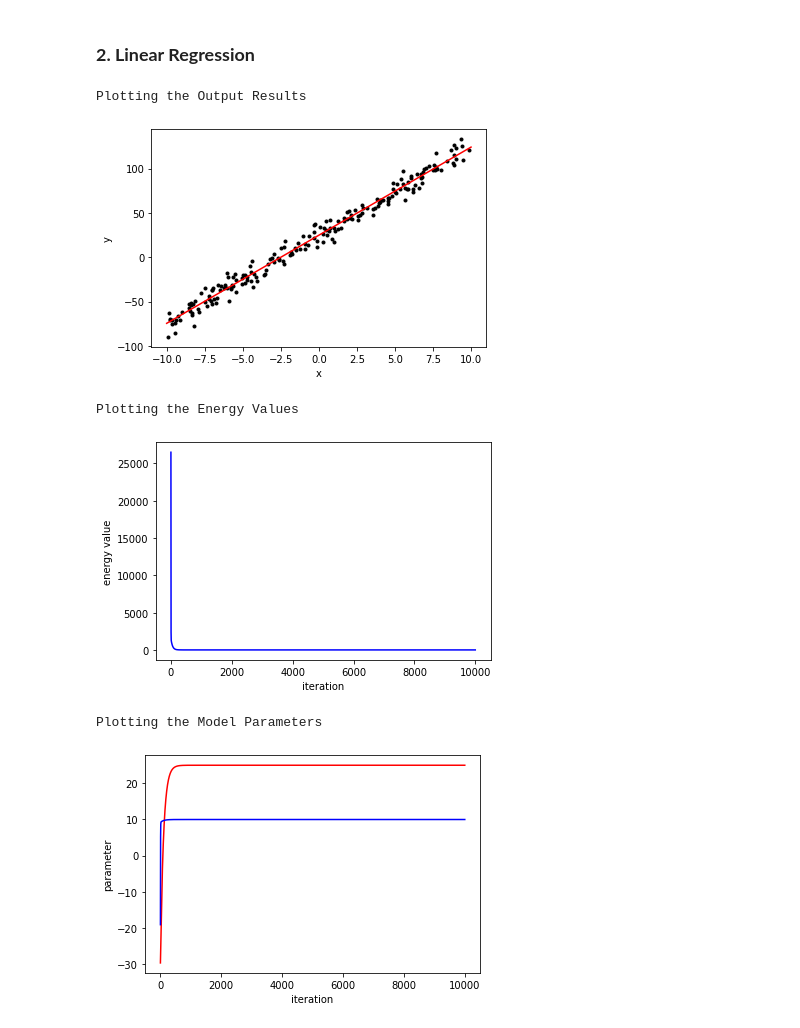
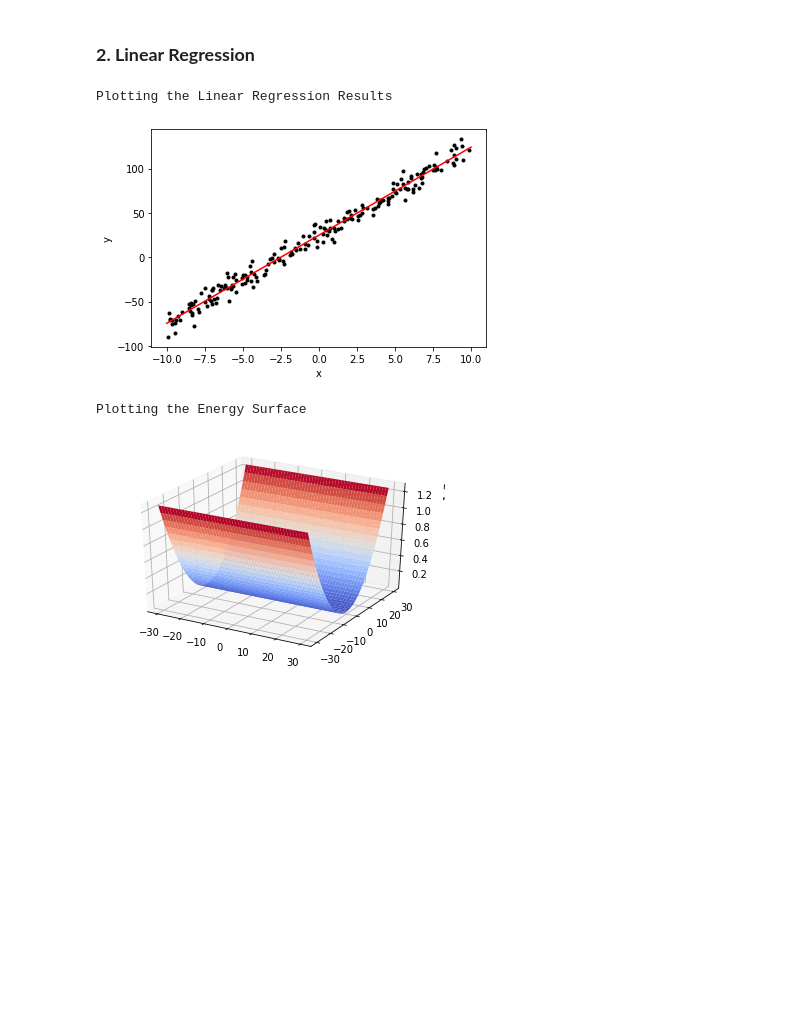
Before and after one commit to BupyeongHealer/class-MachineLearning, a Jupyter notebook: assignment03.ipynb, the cells around one changed output. Saved outputs shown, nothing was run; the diff lists cells and outputs as text; code cells hidden in the pictures; blank space fills up the shorter version.

Commit message:
Plotting the energy surface

```diff
--- a/assignment03.ipynb
+++ b/assignment03.ipynb
@@ -63,7 +49,7 @@ def gradientDescent(m, b):
   for i in range(0, 200):
     h = m * x_data[i] + b
     #r = y_data[i]
-    lr = 0.01
+    lr = 0.003
     b -= lr * (h - y_data[i]) / 200
     m -= lr * x_data[i] * (h-y_data[i]) / 200
   return m, b
@@ -78,7 +64,8 @@ def main():
   ms = deque()
   iters = deque()
 
-  for iter in range(0, 10000):
+
+  for iter in range(0, 5000):
     value_Object = ObjectiveFunction(m, b)
     m, b = gradientDescent(m, b)
     #print("cost", value_Object)
@@ -94,37 +81,68 @@ def main():
   #print("iters, costs, ms, bs",iters, costs, ms, bs)
   #print("m, b",m,b)
 
-  print("Plotting the Output Results")
+  print("Plotting the Linear Regression Results")
   fig = plt.figure()
 
   graph3 = plt.plot(x_data, y_data, '.k') #기존 data
 
   real = np.linspace(-10,10,21)
   graph4 = plt.plot(real, m * real + b, 'r') #linear regression
   plt.xlabel('x')
   plt.ylabel('y')
   plt.show()
-
+  """
   print("Plotting the Energy Values")
   plt.plot(iters, costs, 'b')
   plt.xlabel('iteration')
   plt.ylabel('energy value')
   plt.show()
 
   print("Plotting the Model Parameters")
   fig = plt.figure()
   graph5 = plt.plot(iters, bs, 'r')
   graph6 = plt.plot(iters, ms, 'b')
   plt.xlabel('iteration')
   plt.ylabel('parameter')
   plt.show()
+  """
+  print("Plotting the Energy Surface")
+  fig = plt.figure()
+  ax = fig.gca(projection = '3d')
+
+
+  X = np.arange(-30, 30, 0.1)
+  Y = np.arange(-30, 30, 0.1)
+  X, Y = np.meshgrid(X,Y)
+  """
+  for i in range(0, 200):
+    predictions.append(m * x_data[i] + b)
+    #print("m의 값",m)
+    #r = y_data[i]
+  cost = np.sum(np.square(predictions - y_data)) / 400
+
+  ax.plot_surface(X,Y,cost, color = 'g')
+  """
+
+  for i,j in dataset:
+    #print("i,j",i,j)
+    scalar1 = np.full((600,600), i)
+    scalar2 = np.full((600,600), j)
+    Z = np.square(np.subtract(np.add(X, np.matmul(Y, scalar1)),scalar2)) / 400 # np.sum(np.square(X + Y * x_data  - y_data)) / 400
+    #print(Z.shape)
+    #Z = np.expand_dims(Z,axis=0)
+    #print(Z.shape)
+  surface = ax.plot_surface(X, Y, Z, cmap = cm.coolwarm)
+  #ax.set_zlim(0.00, 2.00)
+  #ax.zaxis.set_major_locator(LinearLocator(10))
+  #ax.zaxis.set_major_formatter(FormatStrFormatter('%.02f'))
+  plt.show()
+
 
 if __name__ == "__main__":
   main()
 # %% [output]
-Plotting the Output Results
+Plotting the Linear Regression Results
 [figure]
-Plotting the Energy Values
+Plotting the Energy Surface
-[figure, old version]
+[figure, new version]
-Plotting the Model Parameters
-[figure, removed]
```
Also changed, not shown: parts of 3 cells of this notebook.
